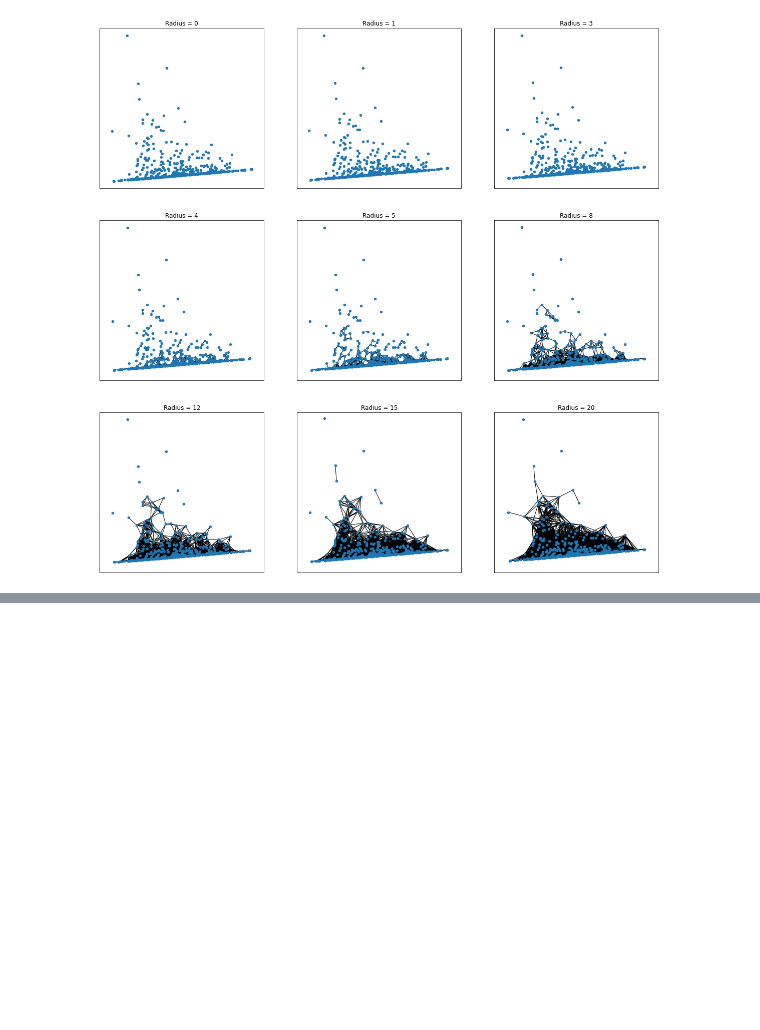
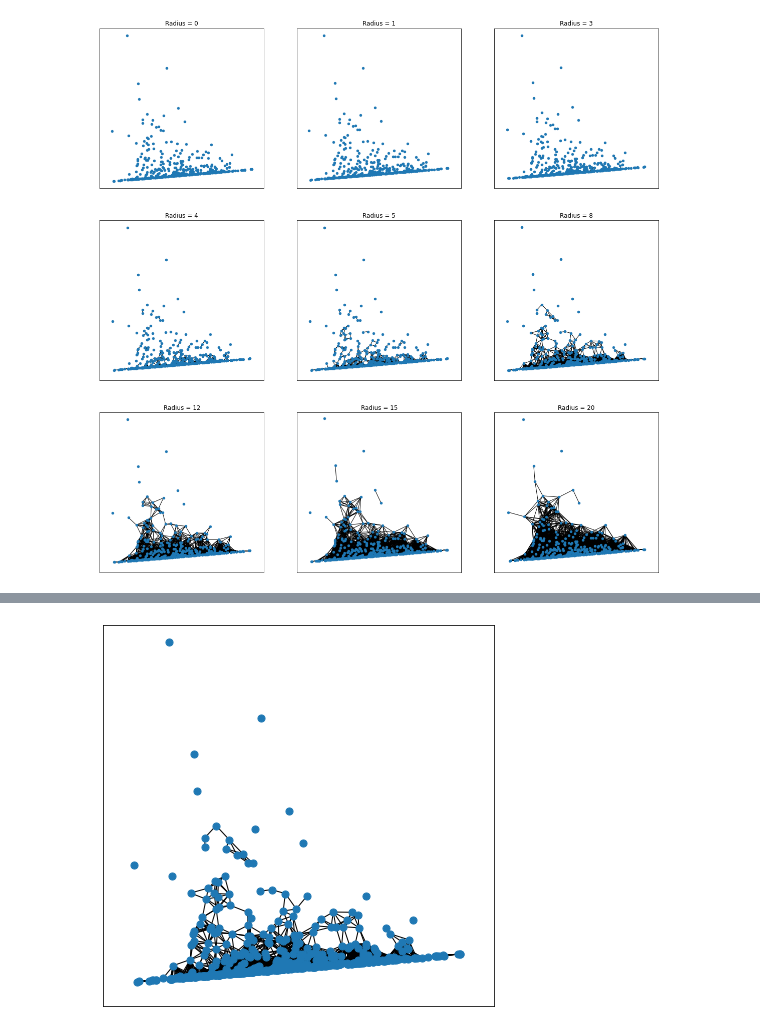
Before and after one commit to WizenPainter/reto-ma2007b, a Jupyter notebook: noaa_ai_workshop/IntroNotebooks/05-Challenge.ipynb, the cells around one changed output, grey strips where cells are left out. Drawn from its saved outputs; the diff is of its cells as text; code cells hidden in the pictures; blank space fills up the shorter version.

```diff
--- a/noaa_ai_workshop/IntroNotebooks/05-Challenge.ipynb
+++ b/noaa_ai_workshop/IntroNotebooks/05-Challenge.ipynb
@@ -325,0 +344,9 @@ plt.show()
+# %%
+plt.figure(figsize = (7,7))
+r = 8
+G = create_simplicial_complex(D,r)
+nx.draw_networkx(G, pos = pos, with_labels = False,node_size = 50)
+plt.axis('equal')
+plt.show()
+# %% [output]
+[figure, added]
```
Also changed, not shown: parts of 8 cells of this notebook.
